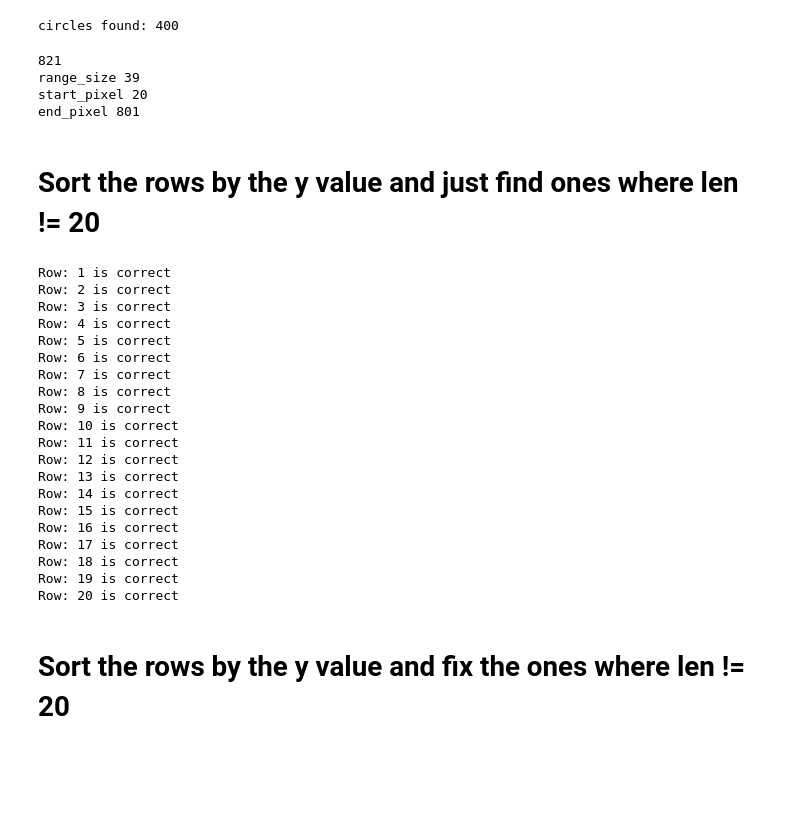
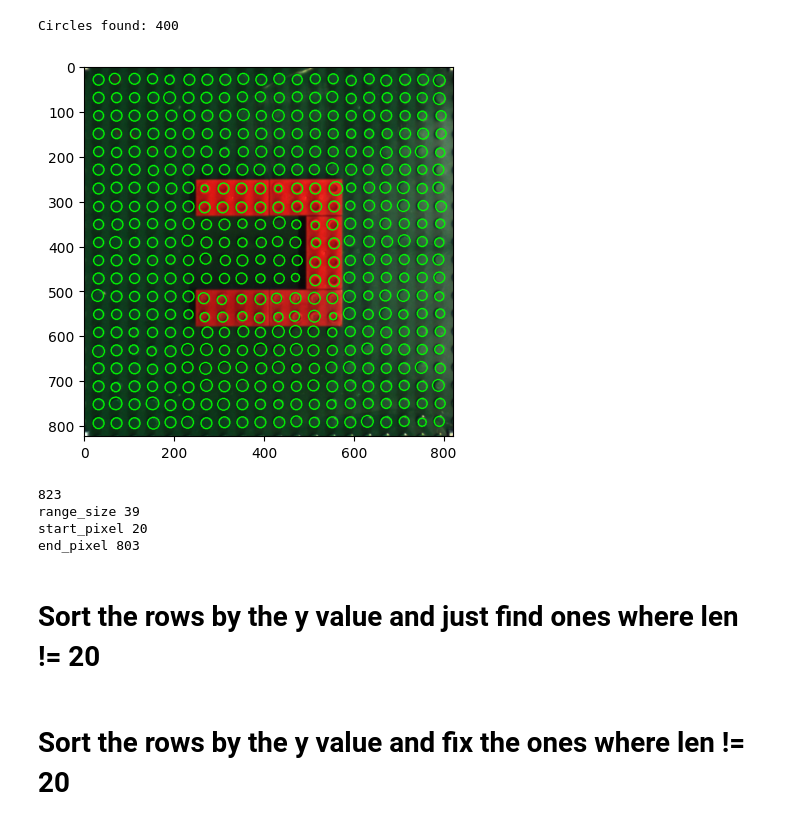
Before and after one commit to tapetenkleister/F-E_Projekt_Montage, a Jupyter notebook: code/functions/insert_missing_points.ipynb, the cells around one changed output. Saved outputs shown, nothing was run; the diff lists cells and outputs as text; code cells hidden in the pictures; blank space fills up the shorter version.

```diff
--- a/code/functions/insert_missing_points.ipynb
+++ b/code/functions/insert_missing_points.ipynb
@@ -71,20 +115,21 @@ def sort_coordinates_by_y(coordinates:list, threshold:int):
     return rows
 # %%
 planpath = '/home/steve/Vorlesungen/FE_Projekt/F-E_Projekt_Montage/photos/plan_castle/pyramide4.png'
-photopath = '/home/steve/Vorlesungen/FE_Projekt/F-E_Projekt_Montage/photos/ids_pyramide/pyramide1.jpg'
+photopath = '/home/steve/Vorlesungen/FE_Projekt/F-E_Projekt_Montage/photos/ids_castle/castle2.jpg'
 
 
 
 photo = cv2.imread(photopath)
 photo = cv2.cvtColor(photo,cv2.COLOR_BGR2RGB)
 
 photo = extract_plate(photo)
 circles_list, circle_image = detect_circles(photo,real_photo=True, expected_circles_per_longest_side=10, debug=False)
-#plt.imshow(circle_image)
-#plt.show(block=True)
+plt.imshow(circle_image)
+plt.show(block=True)
 #print(sorted(circles_template))
 # %% [output]
-circles found: 400
+Circles found: 400
+[figure, added]
 # %%
 
 photo_width = photo.shape[0]
@@ -102,47 +147,24 @@ print('start_pixel', start_pixel)
 end_pixel = int(round(photo_width - start_pixel))
 print('end_pixel', end_pixel)
 # %% [output]
-821
+823
 range_size 39
 start_pixel 20
-end_pixel 801
+end_pixel 803
 # %% [markdown]
 # Sort the rows by the y value and just find ones where len != 20
 # %%
-rows = sort_coordinates_by_y(circles_list,threshold=17)
-for i in range(len(rows)):
-    if len(rows[i]) == 20: # row contains right amount of circles
-        print('Row:',i+1,'is correct')
-        continue
-    else:
-        print('---------------------------------------------------------------')
-        print('Row:',i+1,'with length', len(rows[i]))
-        wrong_row = rows[i]
-        print(rows[i])
-        #rows[i] = fix_row(wrong_row)
-        print('Fixed row:',rows[i])
-        print('\n')
+# rows = sort_coordinates_by_y(circles_list,threshold=14)
+# for i in range(len(rows)):
+#     if len(rows[i]) == 20: # row contains right amount of circles
+#         print('Row:',i+1,'is correct')
+#         continue
+#     else:
+#         print('---------------------------------------------------------------')
+#         print('Row:',i+1,'with length', len(rows[i]))
+#         wrong_row = rows[i]
+#         print(sorted(rows[i]))
+#         print('\n')
-# %% [output]
-Row: 1 is correct
-Row: 2 is correct
-Row: 3 is correct
-Row: 4 is correct
-Row: 5 is correct
-Row: 6 is correct
-Row: 7 is correct
-Row: 8 is correct
-Row: 9 is correct
-Row: 10 is correct
-Row: 11 is correct
-Row: 12 is correct
-Row: 13 is correct
-Row: 14 is correct
-Row: 15 is correct
-Row: 16 is correct
-Row: 17 is correct
-Row: 18 is correct
-Row: 19 is correct
-Row: 20 is correct
 # %% [markdown]
 # Sort the rows by the y value and fix the ones where len != 20
 # %%
```
Also changed, not shown: parts of 11 cells of this notebook, 37 other files.
